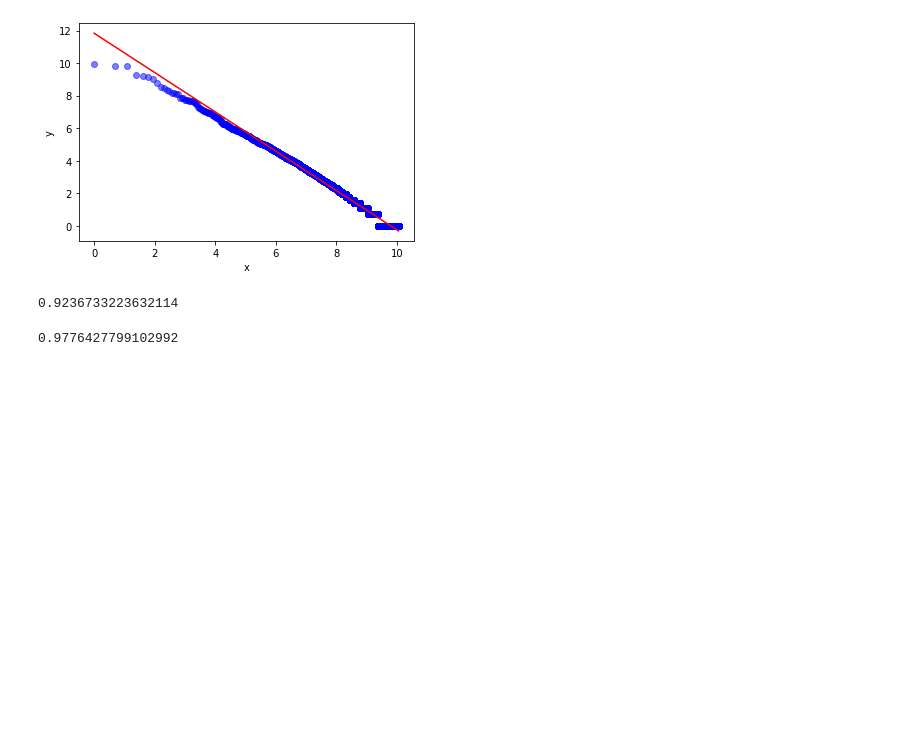
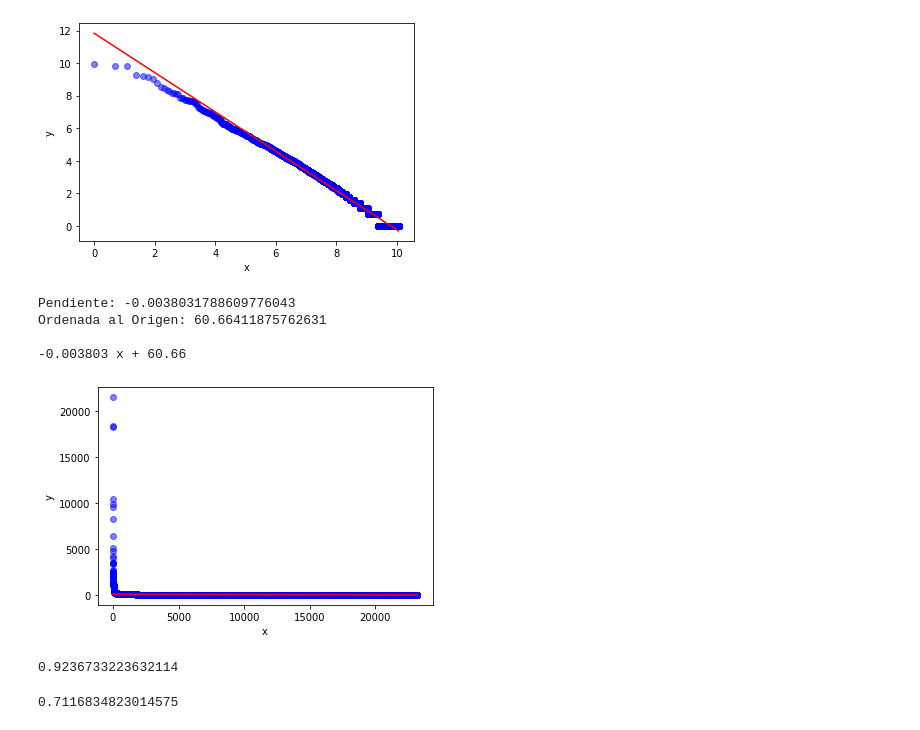
Before and after one commit to AgustinNormand/recuperacion-de-informacion, a Jupyter notebook: TP_01/ejercicio_6/ejercicio_6.ipynb, the cells around one changed output. Saved outputs shown, nothing was run; the diff lists cells and outputs as text; code cells hidden in the pictures; blank space fills up the shorter version.

```diff
--- a/TP_01/ejercicio_6/ejercicio_6.ipynb
+++ b/TP_01/ejercicio_6/ejercicio_6.ipynb
@@ -102,6 +102,30 @@ Ordenada al Origen: 11.835907802047116
 
 -1.209 x + 11.84
 [figure]
+# %%
+rectaAjuste = np.polyfit(x, y, 1)
+
+pendiente = rectaAjuste[0]
+
+ordenadaAlOrigen = rectaAjuste[1]
+
+rectaAjusteEcuacion = np.poly1d(rectaAjuste)
+y_pred_log = rectaAjusteEcuacion(x)
+
+print("Pendiente: {}".format(pendiente))
+print("Ordenada al Origen: {}".format(ordenadaAlOrigen))
+print(rectaAjusteEcuacion)
+plt.plot(x, y, "bo", alpha = 0.5)
+plt.plot(x, y_pred_log, "r", label=r'$f_{{x}} = %.4f x + {%.4f}$' % (pendiente, ordenadaAlOrigen))
+plt.ylabel("y")
+plt.xlabel("x")
+plt.show()
+# %% [output]
+Pendiente: -0.0038031788609776043
+Ordenada al Origen: 60.66411875762631
+
+-0.003803 x + 60.66
+[figure, added]
 # %%
 pow(np.corrcoef(y, y_pred)[0][1], 2)
 # %% [output]
@@ -109,4 +133,4 @@ pow(np.corrcoef(y, y_pred)[0][1], 2)
 # %%
 pow(np.corrcoef(ylog, y_pred_log)[0][1], 2)
 # %% [output]
-0.9776427799102992
+0.7116834823014575
```
Also changed, not shown: 5 other files.
